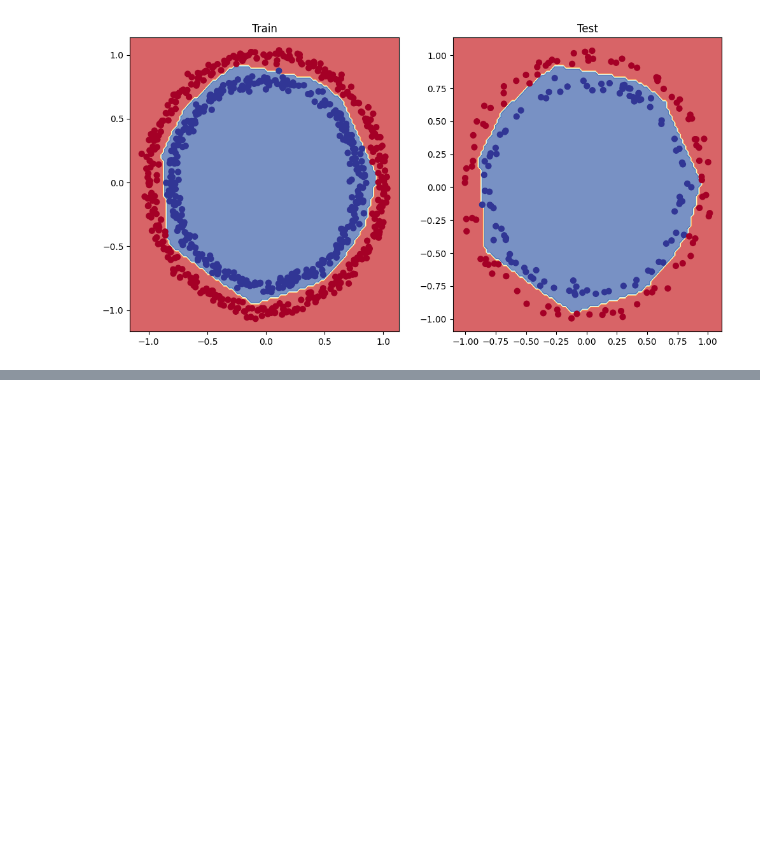
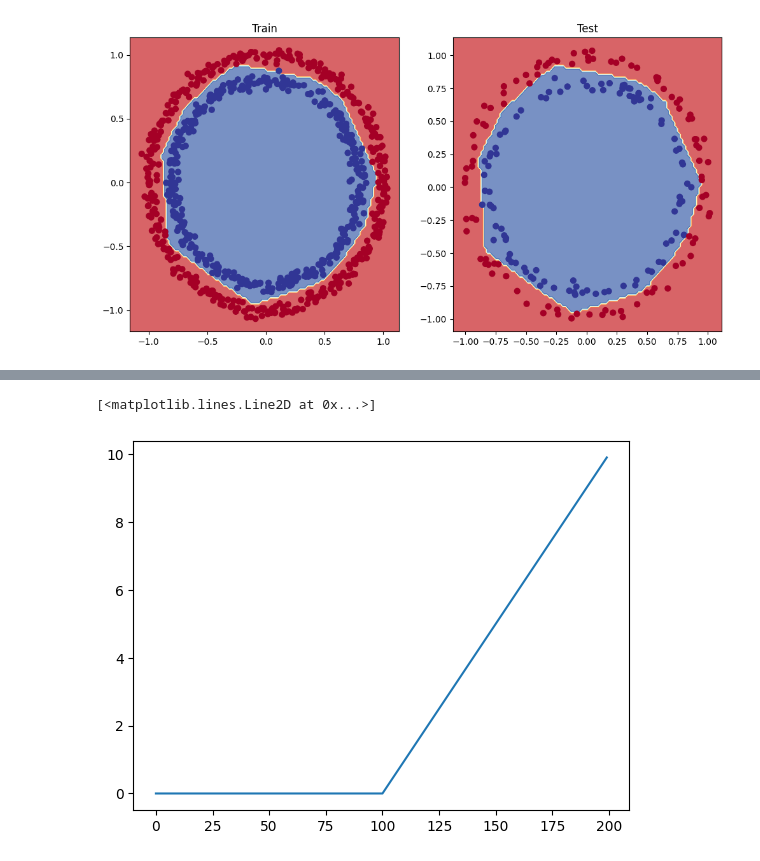
Before and after one commit to gvtsch/ZTM_Pytorch_ud, a Jupyter notebook: 02_pytorch_classification.ipynb, the cells around one changed output, grey strips where cells are left out. Drawn from its saved outputs; the diff is of its cells as text; code cells hidden in the pictures; blank space fills up the shorter version.

```diff
--- a/02_pytorch_classification.ipynb
+++ b/02_pytorch_classification.ipynb
@@ -840,0 +855,9 @@ plot_decision_boundary(model_3, X_test, y_test)
+# %%
+def relu(x: torch.Tensor) -> torch.Tensor:
+    return torch.max(torch.tensor(0, dtype=torch.float32), x)
+# %%
+# Apply ReLU to tensor A
+plt.plot(relu(A))
+# %% [output]
+[<matplotlib.lines.Line2D at 0x...>]
+[figure, added]
```
Also changed, not shown: parts of 28 cells of this notebook.
